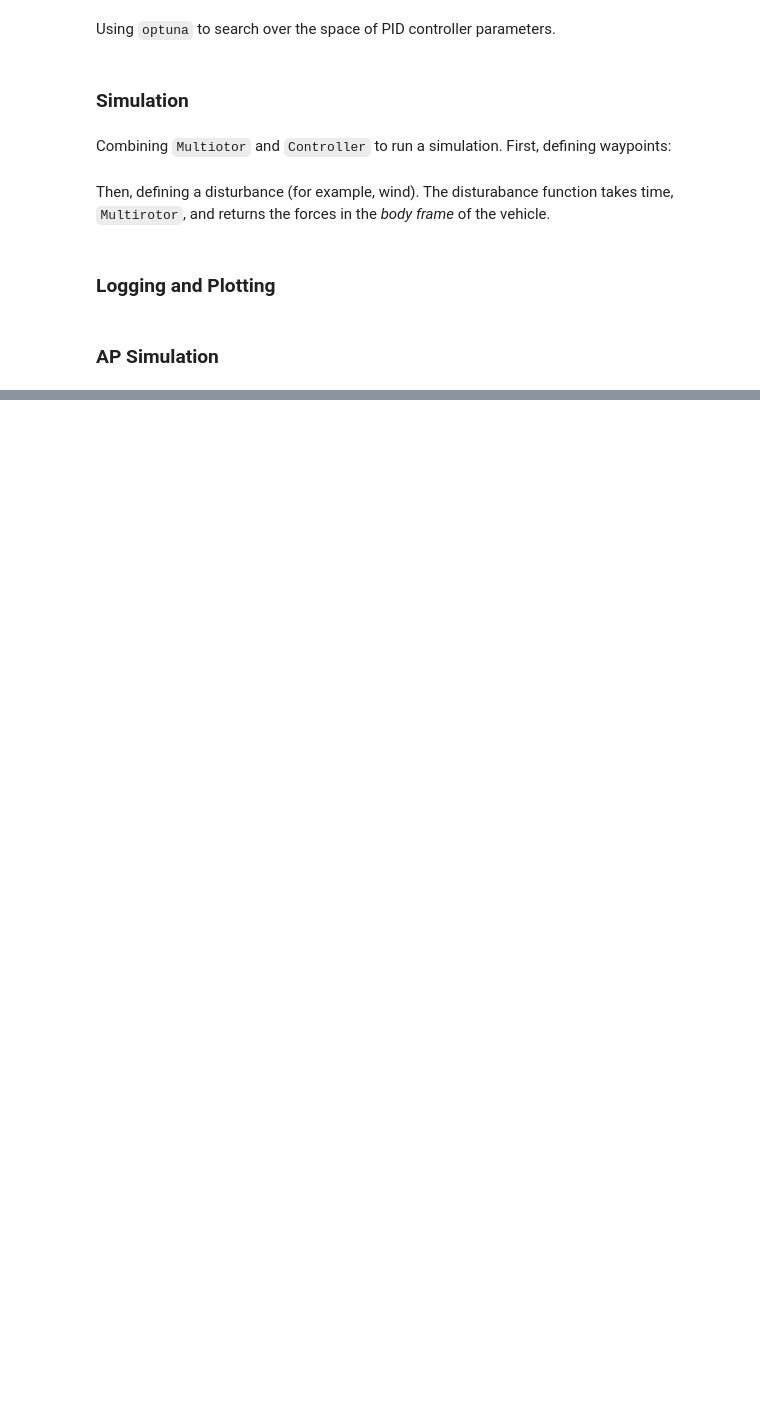
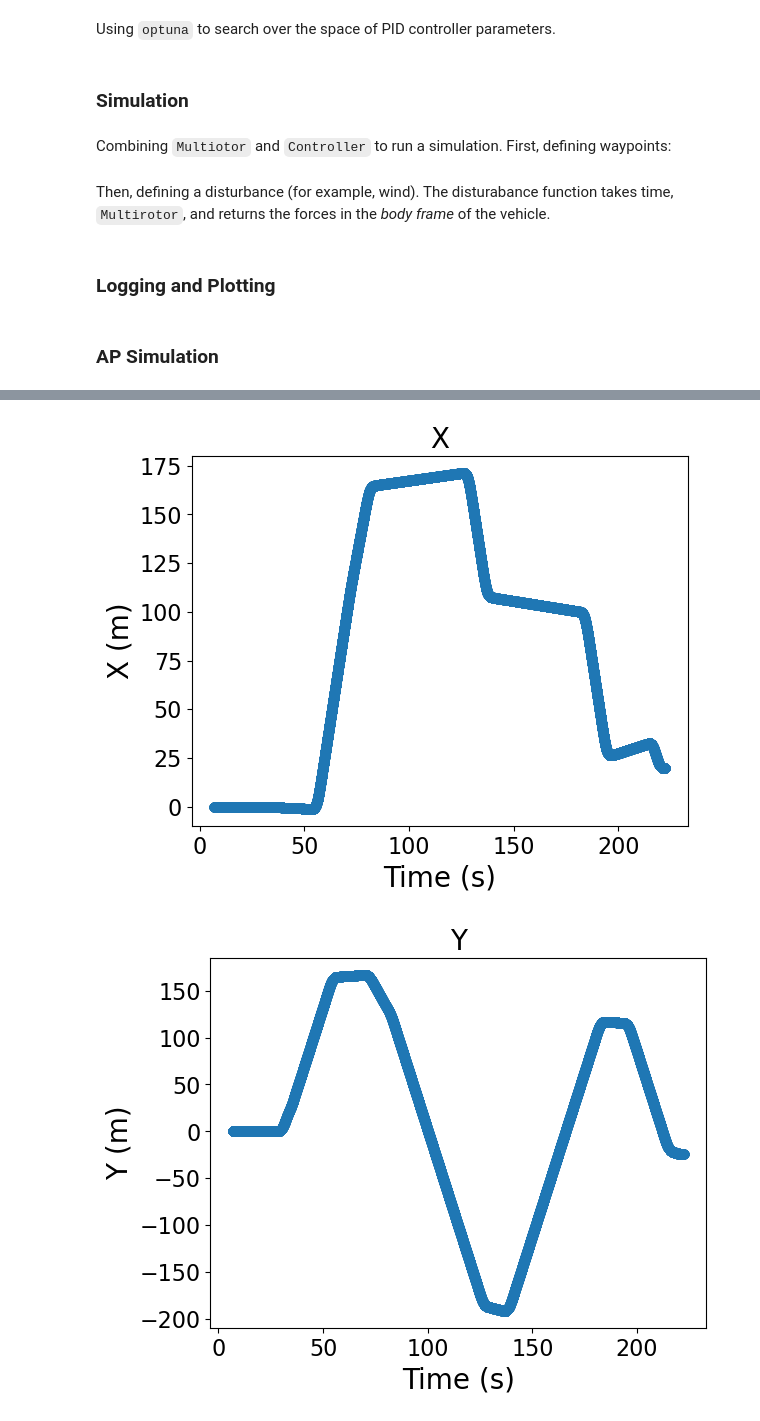
Before and after one commit to allanwzhang/multirotor, a Jupyter notebook: Detailed Demo.ipynb, the cells around one changed output, grey strips where cells are left out. Cells and saved outputs as stored; diff of their text form; code cells hidden in the pictures; blank space fills up the shorter version.

```diff
--- a/Detailed Demo.ipynb
+++ b/Detailed Demo.ipynb
@@ -762,0 +758,49 @@ printLogAccel(accel_log)
+# %%
+folder = "graphs/"
+
+log = ap_log
+
+plt.title("X")
+plt.xlabel("Time (s)")
+plt.ylabel("X (m)")
+plt.scatter(log.t,log.x)
+plt.savefig(folder + 'X')
+plt.show()
+
+plt.title("Y")
+plt.xlabel("Time (s)")
+plt.ylabel("Y (m)")
+plt.scatter(log.t,log.y)
+plt.savefig(folder + 'Y')
+plt.show()
+
+plt.title("Altitude")
+plt.xlabel("Time (s)")
+plt.ylabel("Altitude (m)")
+plt.scatter(log.t,log.z)
+plt.savefig(folder + 'alt')
+plt.show()
+
+plt.title("X Velocity")
+plt.xlabel("Time (s)")
+plt.ylabel("X Velocity (m/s)")
+plt.plot(log.t,log.velocity[:,0])
+plt.savefig(folder + 'xvel')
+plt.show()
+
+plt.title("Y Velocity")
+plt.xlabel("Time (s)")
+plt.ylabel("Y Velocity (m/s)")
+plt.plot(log.t,log.velocity[:,1])
+plt.savefig(folder + 'yvel')
+plt.show()
+
+plt.title("Z Velocity")
+plt.xlabel("Time (s)")
+plt.ylabel("Z Velocity (m/s)")
+plt.plot(log.t,log.velocity[:,2])
+plt.savefig(folder + 'zvel')
+plt.show()
+# %% [output]
+[figure, added]
+[figure, added]
```
Also changed, not shown: parts of 8 cells of this notebook, 16 other files.
